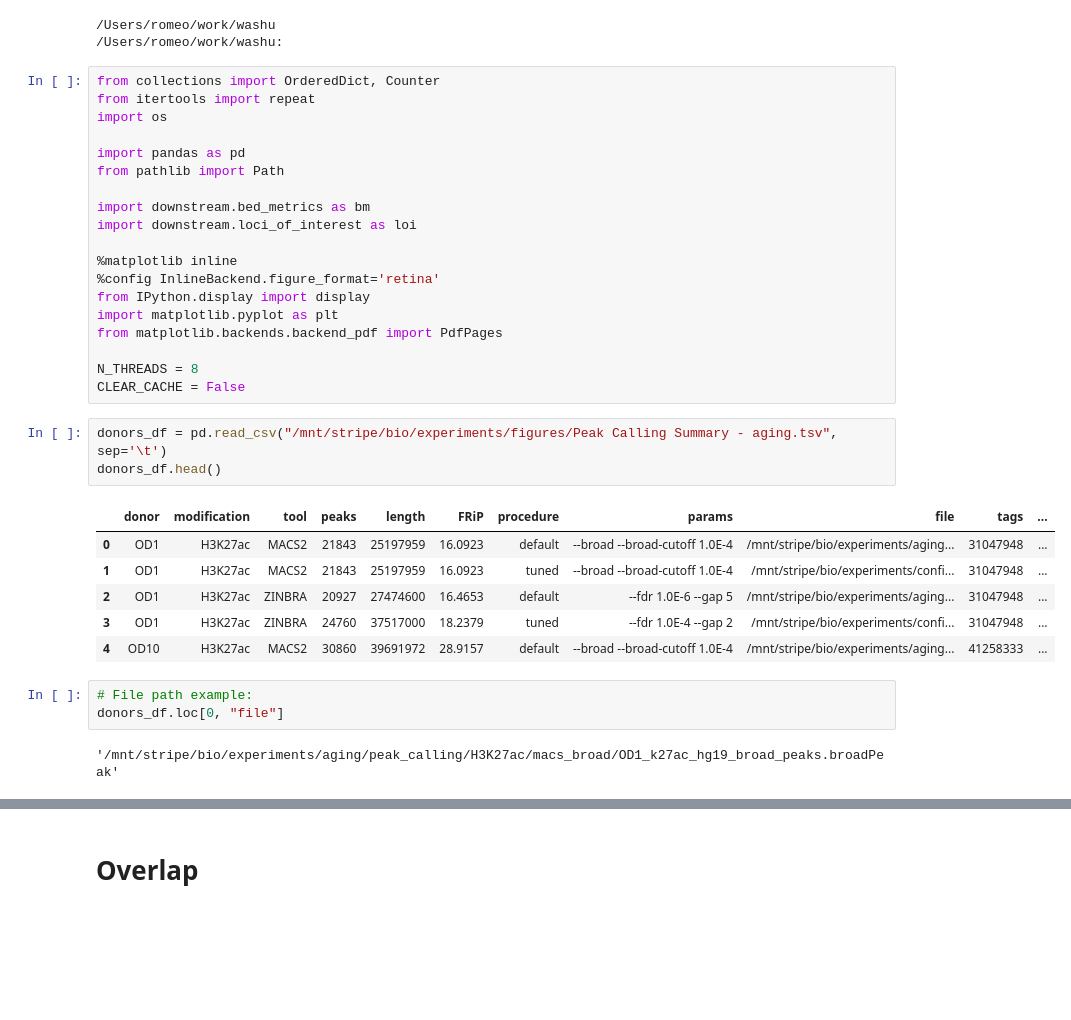
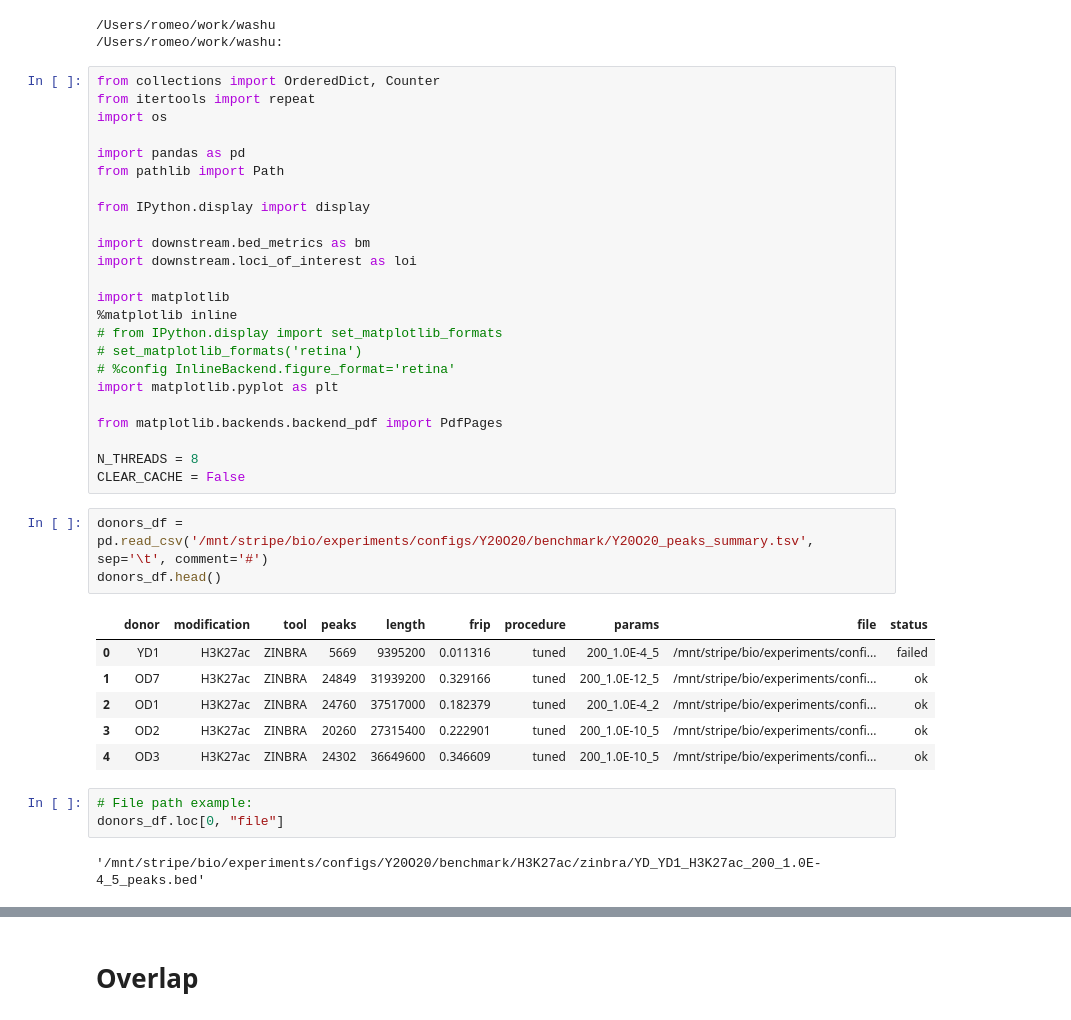
Before and after one commit to JetBrains-Research/washu, a Jupyter notebook: downstream/notebooks/Figure6 Peaks Overlap HeatMaps.ipynb, the cells around one changed output, grey strips where cells are left out. Drawn from its saved outputs; the diff is of its cells as text; blank space fills up the shorter version.

```diff
--- a/downstream/notebooks/Figure6 Peaks Overlap HeatMaps.ipynb
+++ b/downstream/notebooks/Figure6 Peaks Overlap HeatMaps.ipynb
@@ -32,32 +32,37 @@ import os
 import pandas as pd
 from pathlib import Path
 
+from IPython.display import display
+
 import downstream.bed_metrics as bm
 import downstream.loci_of_interest as loi
 
+import matplotlib
 %matplotlib inline
-%config InlineBackend.figure_format='retina'
-from IPython.display import display
+# from IPython.display import set_matplotlib_formats
+# set_matplotlib_formats('retina')
+# %config InlineBackend.figure_format='retina'
 import matplotlib.pyplot as plt
+
 from matplotlib.backends.backend_pdf import PdfPages
 
 N_THREADS = 8
 CLEAR_CACHE = False
 # %%
-donors_df = pd.read_csv("/mnt/stripe/bio/experiments/figures/Peak Calling Summary - aging.tsv", sep='\t')
+donors_df = pd.read_csv('/mnt/stripe/bio/experiments/configs/Y20O20/benchmark/Y20O20_peaks_summary.tsv', sep='\t', comment='#')
 donors_df.head()
 # %% [output]
-|  | donor | modification | tool | peaks | length | FRiP | procedure | params | file | tags | ... |
-| 0 | OD1 | H3K27ac | MACS2 | 21843 | 25197959 | 16.0923 | default | --broad --broad-cutoff 1.0E-4 | /mnt/stripe/bio/experiments/aging... | 31047948 | ... |
-| 1 | OD1 | H3K27ac | MACS2 | 21843 | 25197959 | 16.0923 | tuned | --broad --broad-cutoff 1.0E-4 | /mnt/stripe/bio/experiments/confi... | 31047948 | ... |
-| 2 | OD1 | H3K27ac | ZINBRA | 20927 | 27474600 | 16.4653 | default | --fdr 1.0E-6 --gap 5 | /mnt/stripe/bio/experiments/aging... | 31047948 | ... |
-| 3 | OD1 | H3K27ac | ZINBRA | 24760 | 37517000 | 18.2379 | tuned | --fdr 1.0E-4 --gap 2 | /mnt/stripe/bio/experiments/confi... | 31047948 | ... |
-| 4 | OD10 | H3K27ac | MACS2 | 30860 | 39691972 | 28.9157 | default | --broad --broad-cutoff 1.0E-4 | /mnt/stripe/bio/experiments/aging... | 41258333 | ... |
+|  | donor | modification | tool | peaks | length | frip | procedure | params | file | status |
+| 0 | YD1 | H3K27ac | ZINBRA | 5669 | 9395200 | 0.011316 | tuned | 200_1.0E-4_5 | /mnt/stripe/bio/experiments/confi... | failed |
+| 1 | OD7 | H3K27ac | ZINBRA | 24849 | 31939200 | 0.329166 | tuned | 200_1.0E-12_5 | /mnt/stripe/bio/experiments/confi... | ok |
+| 2 | OD1 | H3K27ac | ZINBRA | 24760 | 37517000 | 0.182379 | tuned | 200_1.0E-4_2 | /mnt/stripe/bio/experiments/confi... | ok |
+| 3 | OD2 | H3K27ac | ZINBRA | 20260 | 27315400 | 0.222901 | tuned | 200_1.0E-10_5 | /mnt/stripe/bio/experiments/confi... | ok |
+| 4 | OD3 | H3K27ac | ZINBRA | 24302 | 36649600 | 0.346609 | tuned | 200_1.0E-10_5 | /mnt/stripe/bio/experiments/confi... | ok |
 # %%
 # File path example:
 donors_df.loc[0, "file"]
 # %% [output]
-'/mnt/stripe/bio/experiments/aging/peak_calling/H3K27ac/macs_broad/OD1_k27ac_hg19_broad_peaks.broadPeak'
+'/mnt/stripe/bio/experiments/configs/Y20O20/benchmark/H3K27ac/zinbra/YD_YD1_H3K27ac_200_1.0E-4_5_peaks.bed'
 # %%
 donors_df[(donors_df.modification == "H3K27ac") & (donors_df.donor == "YD6")]
 # %% [output]
```
Also changed, not shown: parts of 12 cells of this notebook.
